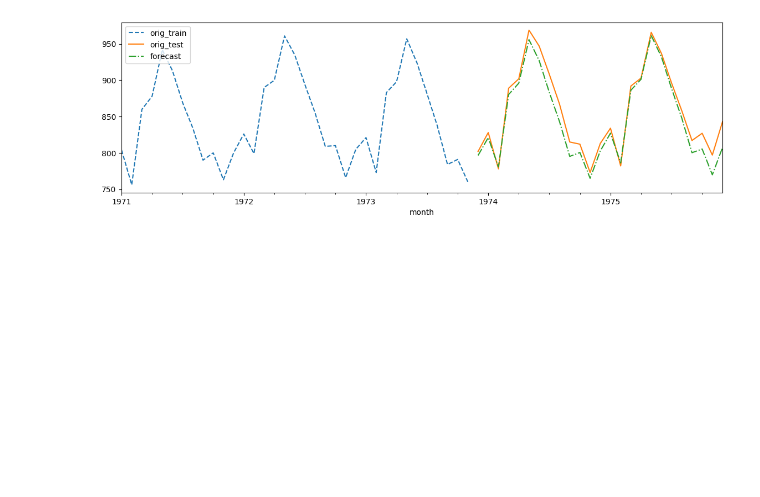
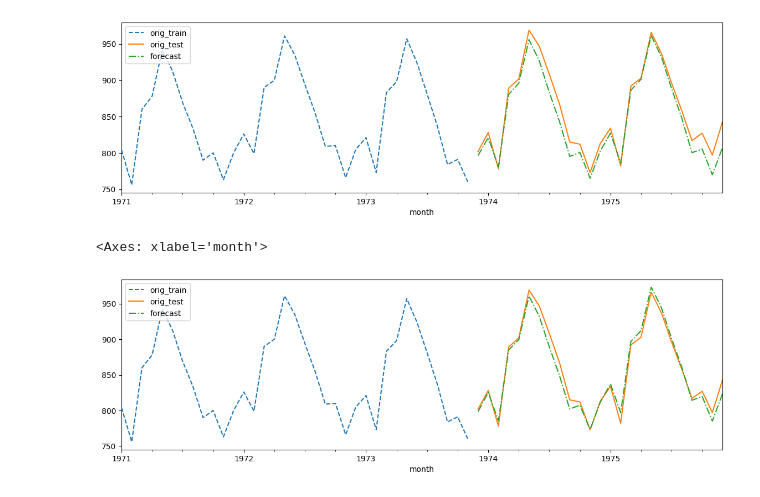
Before and after one commit to gabrielalusofona/cda, a Jupyter notebook: lectures/09-TimeSeries Forecast.ipynb, the cells around one changed output. Saved outputs shown, nothing was run; the diff lists cells and outputs as text; code cells hidden in the pictures; blank space fills up the shorter version.

```diff
--- a/lectures/09-TimeSeries Forecast.ipynb
+++ b/lectures/09-TimeSeries Forecast.ipynb
@@ -746,5 +748,6 @@ CPU times: user 1min 4s, sys: 2.88 s, total: 1min 7s
 Wall time: 1min 35s
 # %%
 best_model = get_best_model(score, 'AIC')
+best_model_rmse = get_best_model(score, 'RMSE')
 # %% [output]
 Best model: 211 with lowest AIC score: 795.4217652642017
@@ -807,3 +811,8 @@ plot_forecast(best_model, '1971', milk_train, milk_test)
 # %% [output]
 <Axes: xlabel='month'>
 [figure]
+# %%
+plot_forecast(best_model_rmse, '1971', milk_train, milk_test)
+# %% [output]
+<Axes: xlabel='month'>
+[figure, added]
```
Also changed, not shown: parts of 6 cells of this notebook.
